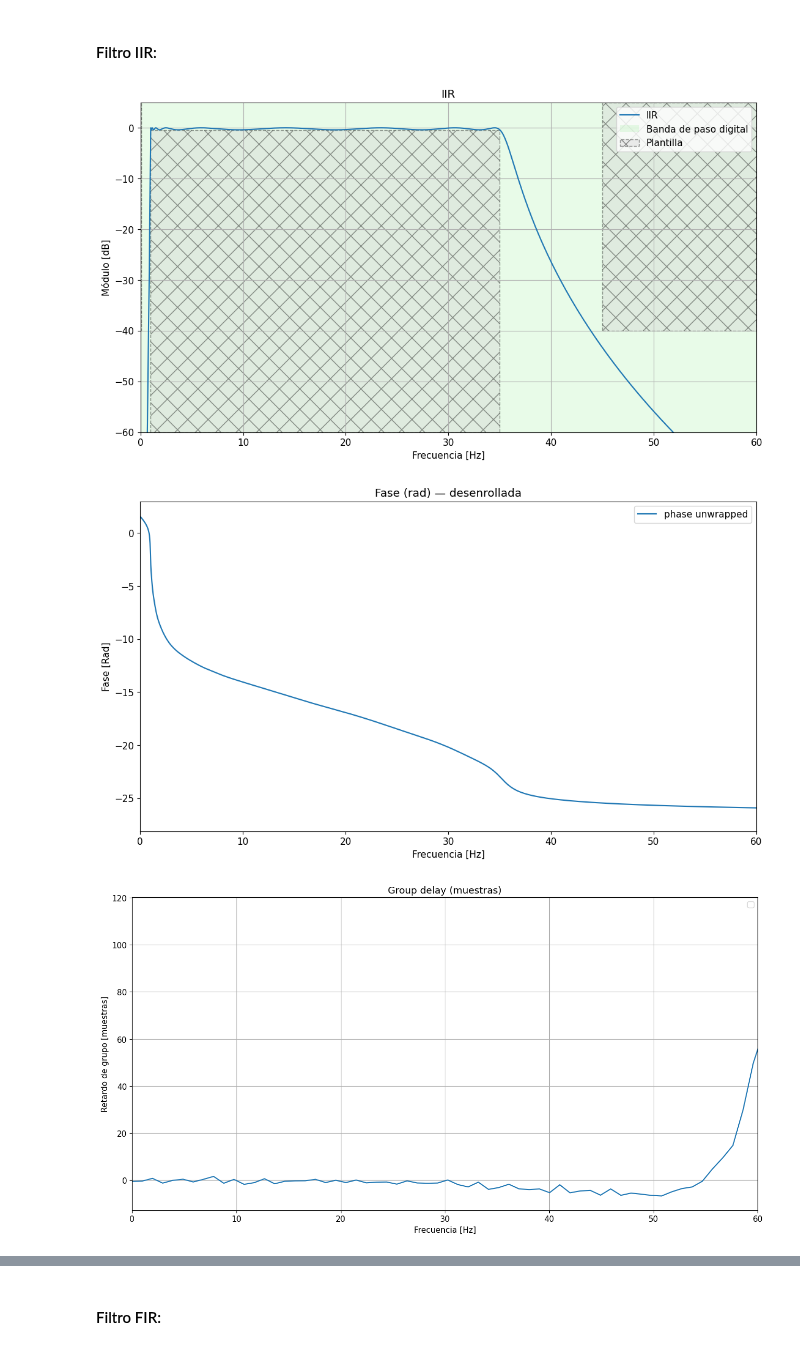
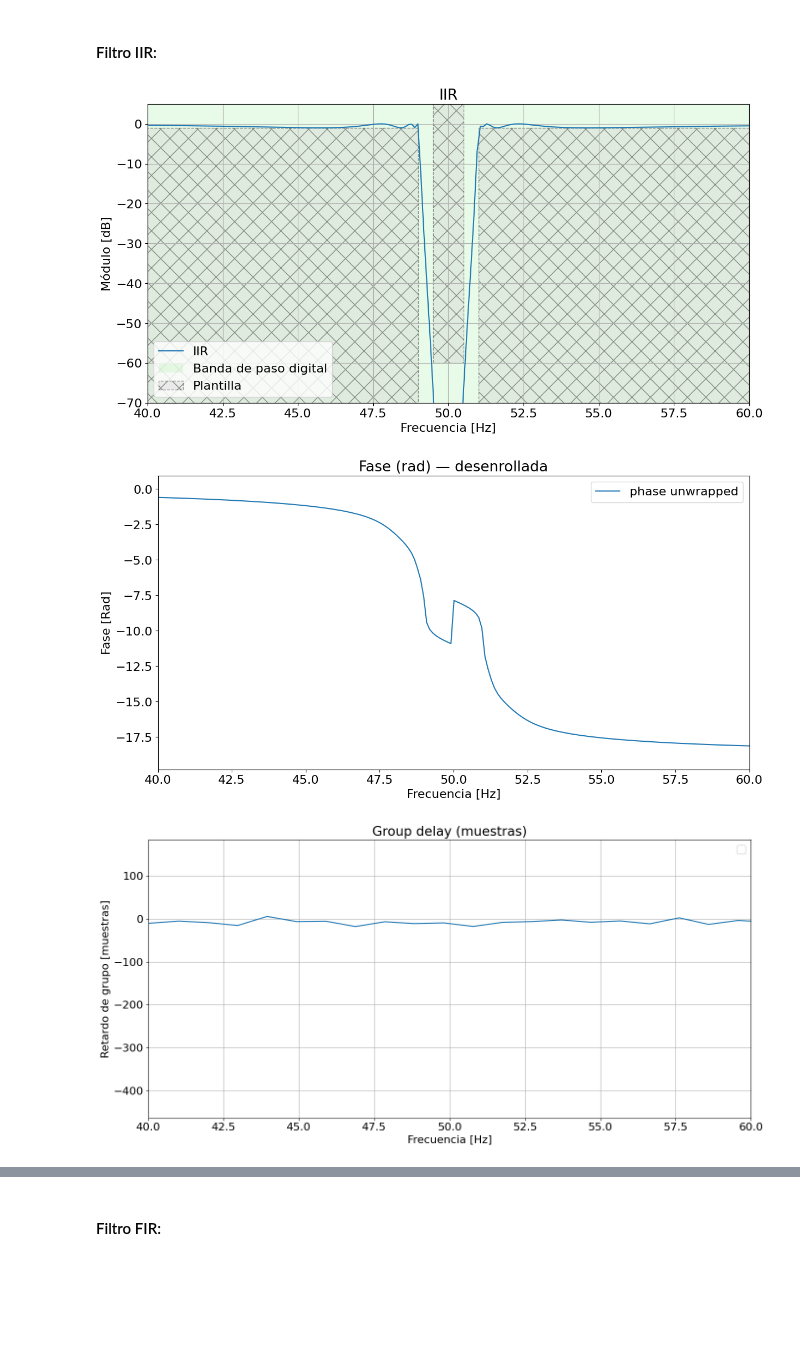
Before and after one commit to mrsilvosa/FRBA, a Jupyter notebook: TP2_digital_RODRIGUEZ_SILVOSA/TP2_digital_RODRIGUEZ_SILVOSA.ipynb, the cells around one changed output, grey strips where cells are left out. Saved outputs shown, nothing was run; the diff lists cells and outputs as text; code cells hidden in the pictures; blank space fills up the shorter version.

```diff
--- a/TP2_digital_RODRIGUEZ_SILVOSA/TP2_digital_RODRIGUEZ_SILVOSA.ipynb
+++ b/TP2_digital_RODRIGUEZ_SILVOSA/TP2_digital_RODRIGUEZ_SILVOSA.ipynb
@@ -91,18 +89,18 @@ nyq_frec = fs / 2
 # Plantilla
 
 # filter design
-ripple = 0.5 # dB
-atenuacion = 40 # dB
+ripple = 1 # dB
+atenuacion = 60 # dB
 
-ws1 = .1 #Hz
-wp1 = 1 #Hz
-wp2 = 35.0 #Hz
-ws2 = 45.0 #Hz
+ws1 = 49.5 #Hz
+wp1 = 49 #Hz
+wp2 = 51.0 #Hz
+ws2 = 50.5 #Hz
 
 plt.figure(1, figsize=(fig_sz_x, fig_sz_y))
-plt.axis([0, 100, -60, 5 ]);
+plt.axis([40, 60, -70, 5 ]);
 
-plot_plantilla(filter_type = 'bandpass', fpass = (wp1, wp2), fstop =  (ws1, ws2), ripple = ripple, attenuation = atenuacion, fs = fs)
+plot_plantilla(filter_type = 'bandstop', fpass = (wp1, wp2), fstop =  (ws1, ws2), ripple = ripple, attenuation = atenuacion, fs = fs)
 
 
 plt.title('Filtro plantilla')
@@ -116,8 +114,8 @@ _ = plt.legend()
 #### Filtro IIR:
 # %%
 # Variables
-ripple_iterado = 0.4 # dB
-atenuacion_iterado = 40 # dB
+ripple_iterado = 1 # dB
+atenuacion_iterado = 60 # dB
 
 sos_iir = sig.iirdesign(wp=[wp1,wp2],ws=[ws1,ws2],gpass=ripple_iterado, gstop=atenuacion_iterado, output='sos', analog=False, ftype='cheby1', fs = fs)
 
@@ -139,11 +137,11 @@ plt.title('IIR')
 plt.xlabel('Frecuencia [Hz]')
 plt.ylabel('Módulo [dB]')
 plt.grid()
-plt.axis([0, 60, -60, 5 ]);
+plt.axis([40, 60, -70, 5 ]);
 
 axes_hdl = plt.gca()
 
-plot_plantilla(filter_type = 'bandpass', fpass = (wp1, wp2), fstop =  (ws1, ws2), ripple = ripple, attenuation = atenuacion, fs = fs)
+plot_plantilla(filter_type = 'bandstop', fpass = (wp1, wp2), fstop =  (ws1, ws2), ripple = ripple, attenuation = atenuacion, fs = fs)
 _ = axes_hdl.legend()
 plt.show()
 
@@ -173,7 +171,7 @@ plt.plot(w_rad, phase_unwrapped, label='phase unwrapped')
 plt.title('Fase (rad) — desenrollada')
 
 plt.xlabel('Frecuencia [Hz]')
-plt.xlim(0, min(0.5*fs, 60))
+plt.xlim(40, 60)
 plt.ylabel('Fase [Rad]')
 plt.grid()
 #plt.axis([0, 60, -60, 5 ]);
@@ -183,34 +181,34 @@ axes_hdl = plt.gca()
 axes_hdl.legend()
 plt.grid()
 _ = plt.legend()
 plt.show()
 
 plt.figure(1, figsize=(fig_sz_x, fig_sz_y))
 plt.plot(w_gd, gd)
 plt.title('Group delay (muestras)')
-plt.xlim(0, min(0.5*fs, 60))
+plt.xlim(40, 60)
 plt.xlabel('Frecuencia [Hz]')
 plt.ylabel('Retardo de grupo [muestras]')
 
 plt.legend()
 plt.grid()
 plt.tight_layout()
 plt.show()
 
 #axes_hdl = plt.gca()
 #axes_hdl.legend()
 # plt.grid()
 # _ = plt.legend()
 
 # Impulso (stem)
 plt.figure(figsize=(8,3))
 plt.stem(h_iir_imp)
 plt.title('Respuesta al impulso (coeficientes IIR)')
 plt.xlabel("Muestra (n)")
 plt.ylabel("Amplitud")
 plt.grid()
 plt.show()
 # %% [output]
-[figure, old version]
+[figure, new version]
-[figure, old version]
+[figure, new version]
-[figure, old version]
+[figure, new version]
```
Also changed, not shown: parts of 36 cells of this notebook, 1 other file.
